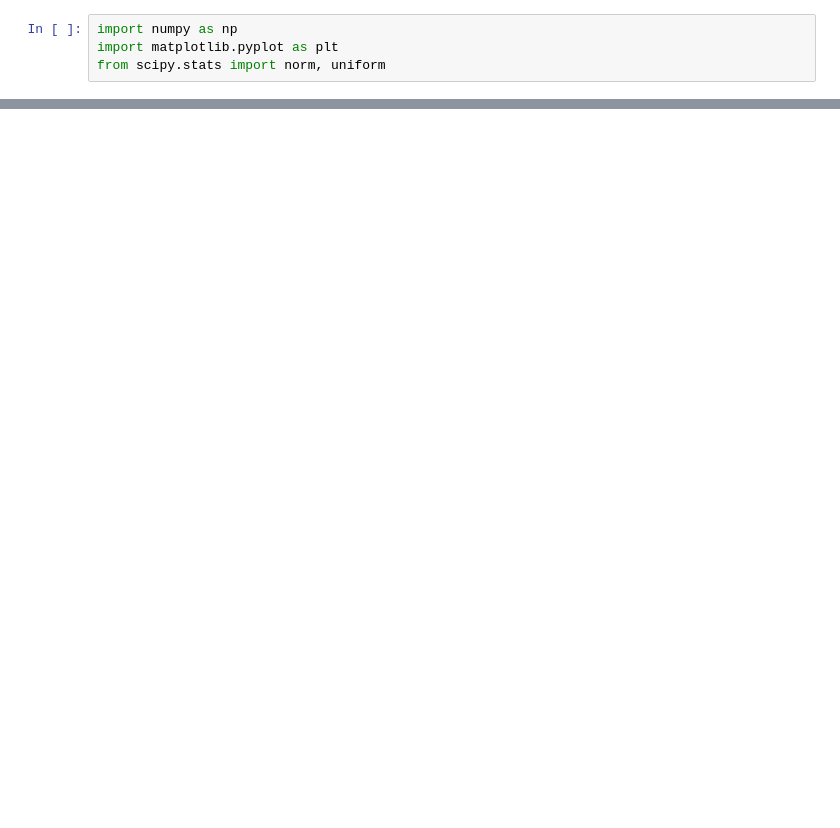
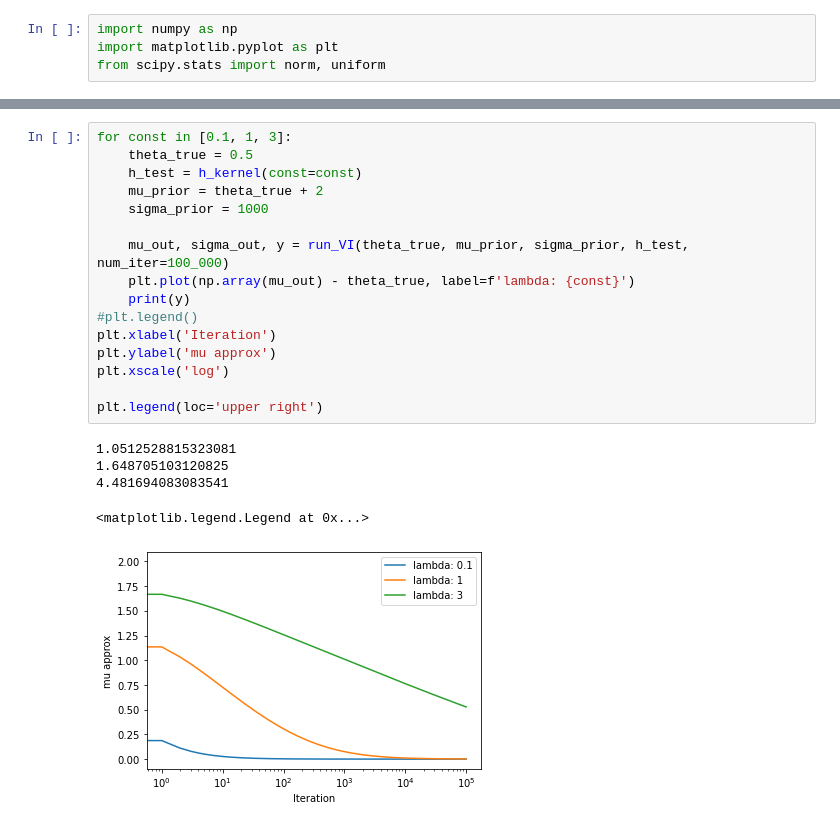
Before and after one commit to ntolley/dcm_examples, a Jupyter notebook: variational_inference.ipynb, the cells around one changed output, grey strips where cells are left out. Cells and saved outputs as stored; diff of their text form; blank space fills up the shorter version.

```diff
--- a/variational_inference.ipynb
+++ b/variational_inference.ipynb
@@ -58,0 +76,22 @@ plt.plot(mu_list)
+# %%
+for const in [0.1, 1, 3]:
+    theta_true = 0.5
+    h_test = h_kernel(const=const)
+    mu_prior = theta_true + 2
+    sigma_prior = 1000
+
+    mu_out, sigma_out, y = run_VI(theta_true, mu_prior, sigma_prior, h_test, num_iter=100_000)
+    plt.plot(np.array(mu_out) - theta_true, label=f'lambda: {const}')
+    print(y)
+#plt.legend()
+plt.xlabel('Iteration')
+plt.ylabel('mu approx')
+plt.xscale('log')
+
+plt.legend(loc='upper right')
+# %% [output]
+1.0512528815323081
+1.648705103120825
+4.481694083083541
+<matplotlib.legend.Legend at 0x...>
+[figure, added]
```
Also changed, not shown: parts of 7 cells of this notebook.
